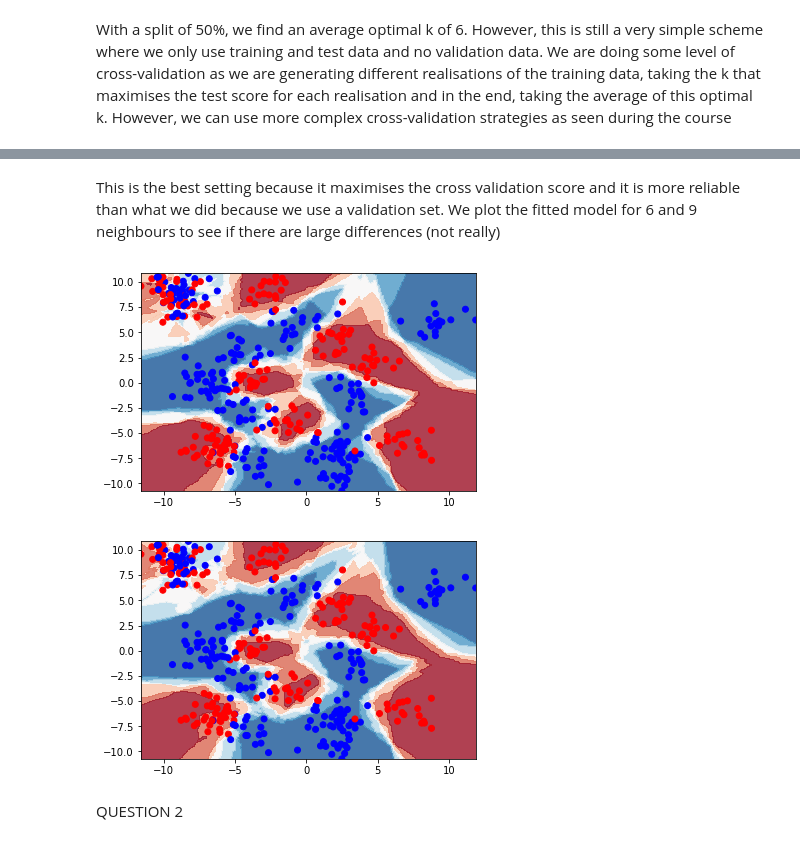
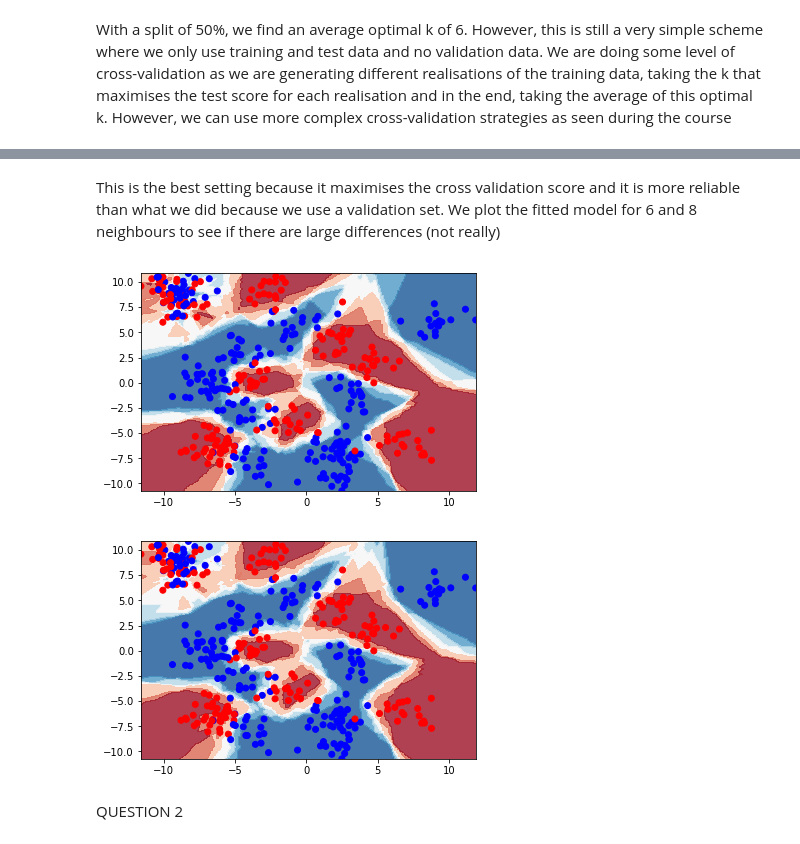
Before and after one commit to ptuckmantel/advanced-comp-2018, a Jupyter notebook: Ex1.ipynb, the cells around one changed output, grey strips where cells are left out. Cells and saved outputs as stored; diff of their text form; code cells hidden in the pictures.

```diff
--- a/Ex1.ipynb
+++ b/Ex1.ipynb
@@ -314,19 +351,19 @@ test-set score: 0.870
 # %% [markdown]
-This is the best setting because it maximises the cross validation score and it is more reliable than what we did because we use a validation set. We plot the fitted model for 6 and 9 neighbours to see if there are large differences (not really)
+This is the best setting because it maximises the cross validation score and it is more reliable than what we did because we use a validation set. We plot the fitted model for 6 and 8 neighbours to see if there are large differences (not really)
 # %%
 classifier1=KNeighborsClassifier(n_neighbors=6)
 classifier1.fit(X,y)
-classifier2=KNeighborsClassifier(n_neighbors=9)
+classifier2=KNeighborsClassifier(n_neighbors=8)
 classifier2.fit(X,y)
 
 plot_surface(classifier1, X,y)
 plt.show()
 
 plot_surface(classifier2, X,y)
 plt.show()
 # %% [output]
 [figure]
-[figure, old version]
+[figure, new version]
 # %% [markdown]
 QUESTION 2
 # %%
```
Also changed, not shown: parts of 19 cells of this notebook.
